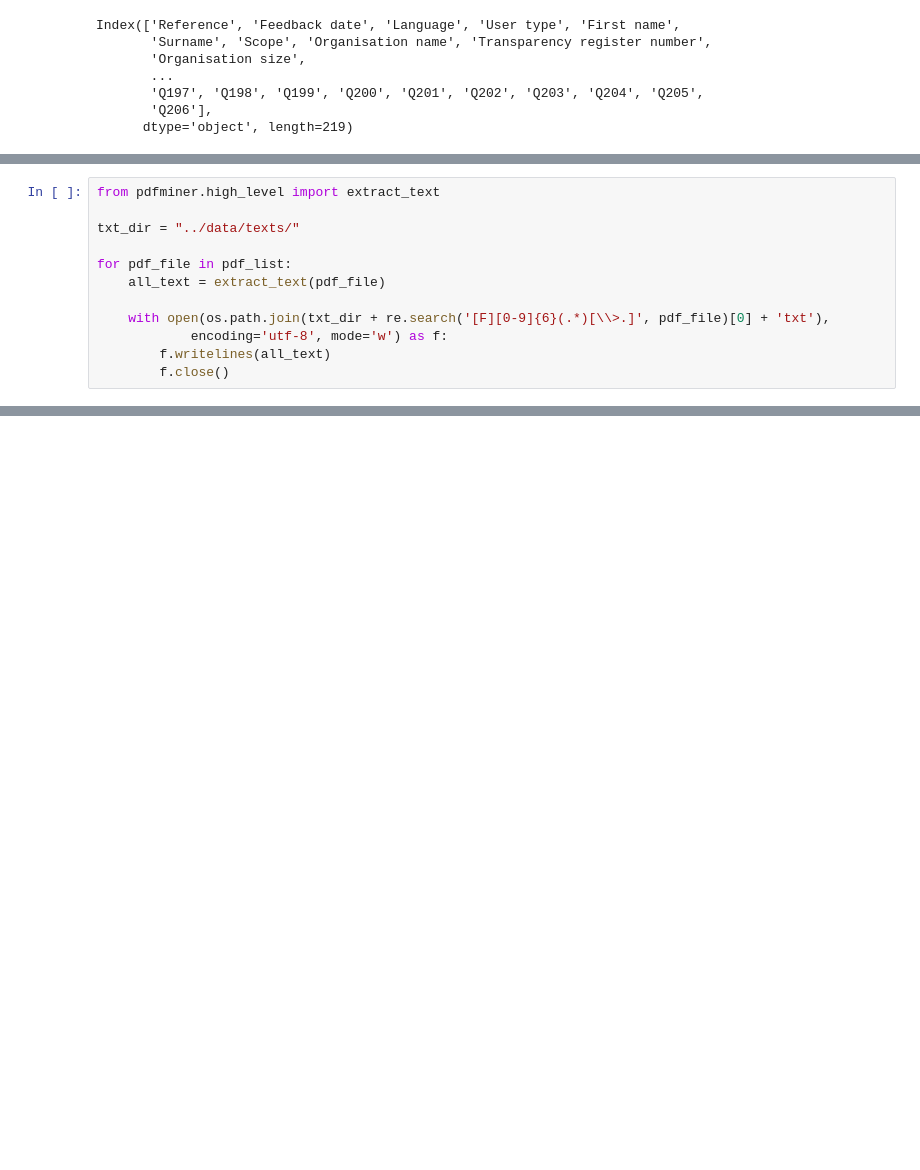
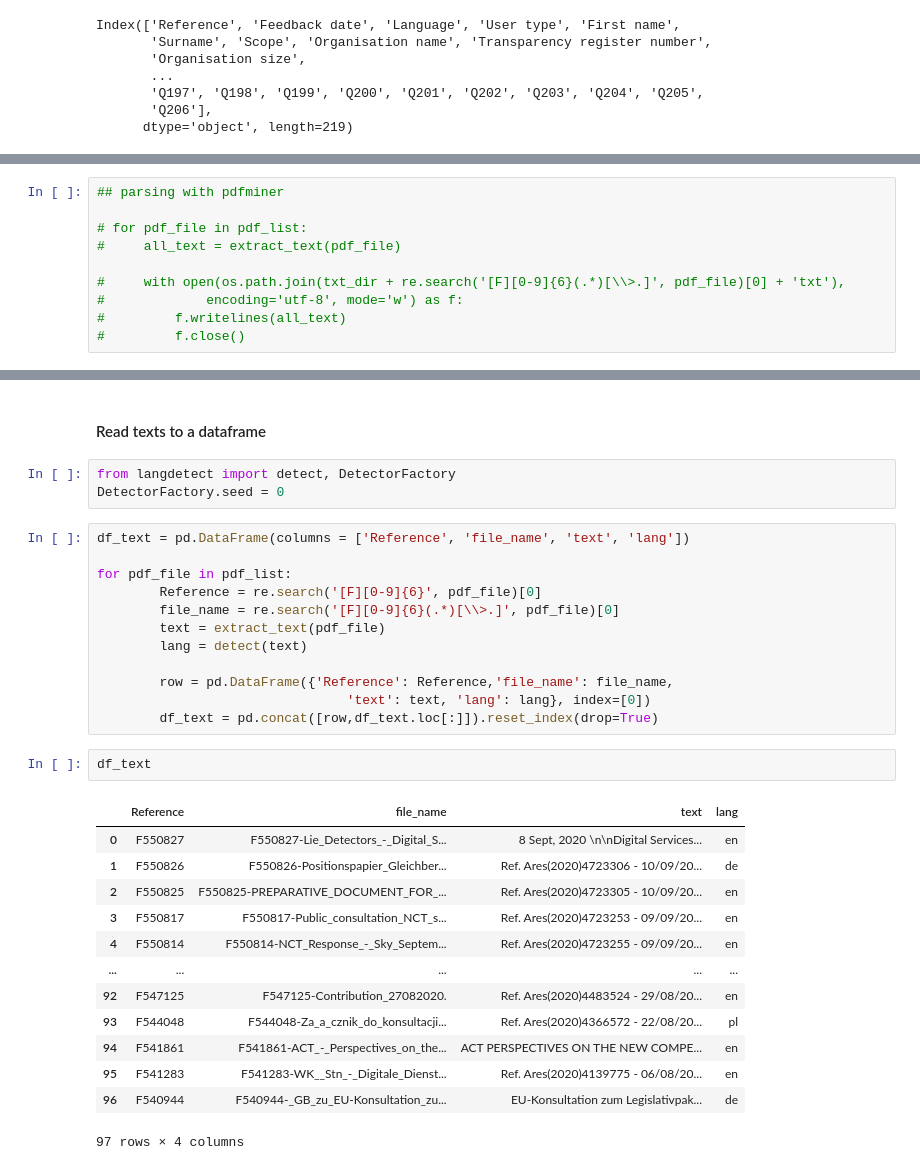
Before and after one commit to adellegia/watermelon, a Jupyter notebook: src/parsing.ipynb, the cells around one changed output, grey strips where cells are left out. Saved outputs shown, nothing was run; the diff lists cells and outputs as text; blank space fills up the shorter version.

```diff
--- a/src/parsing.ipynb
+++ b/src/parsing.ipynb
@@ -63,12 +200,10 @@ Saving extracted texts from pdf to a text file
 # %%
-from pdfminer.high_level import extract_text
+## parsing with pdfminer
 
-txt_dir = "../data/texts/"
+# for pdf_file in pdf_list:
+#     all_text = extract_text(pdf_file)
 
-for pdf_file in pdf_list:
-    all_text = extract_text(pdf_file)
-
-    with open(os.path.join(txt_dir + re.search('[F][0-9]{6}(.*)[\\>.]', pdf_file)[0] + 'txt'),
-            encoding='utf-8', mode='w') as f:
-        f.writelines(all_text)
-        f.close()
+#     with open(os.path.join(txt_dir + re.search('[F][0-9]{6}(.*)[\\>.]', pdf_file)[0] + 'txt'),
+#             encoding='utf-8', mode='w') as f:
+#         f.writelines(all_text)
+#         f.close()
@@ -96,3 +224,36 @@ re.search('[F][0-9]{6}(.*)[\\>.]', pdf_list[89])[0]
 #                     encoding='utf-8', mode='w') as f:
 #             f.writelines(all_text)
 #             f.close()
+# %% [markdown]
+#### Read texts to a dataframe
+# %%
+from langdetect import detect, DetectorFactory
+DetectorFactory.seed = 0
+# %%
+df_text = pd.DataFrame(columns = ['Reference', 'file_name', 'text', 'lang'])
+
+for pdf_file in pdf_list:
+        Reference = re.search('[F][0-9]{6}', pdf_file)[0]
+        file_name = re.search('[F][0-9]{6}(.*)[\\>.]', pdf_file)[0]
+        text = extract_text(pdf_file)
+        lang = detect(text)
+
+        row = pd.DataFrame({'Reference': Reference,'file_name': file_name,
+                                'text': text, 'lang': lang}, index=[0])
+        df_text = pd.concat([row,df_text.loc[:]]).reset_index(drop=True)
+# %%
+df_text
+# %% [output]
+|  | Reference | file_name | text | lang |
+| 0 | F550827 | F550827-Lie_Detectors_-_Digital_S... | 8 Sept, 2020 \n\nDigital Services... | en |
+| 1 | F550826 | F550826-Positionspapier_Gleichber... | Ref. Ares(2020)4723306 - 10/09/20... | de |
+| 2 | F550825 | F550825-PREPARATIVE_DOCUMENT_FOR_... | Ref. Ares(2020)4723305 - 10/09/20... | en |
+| 3 | F550817 | F550817-Public_consultation_NCT_s... | Ref. Ares(2020)4723253 - 09/09/20... | en |
+| 4 | F550814 | F550814-NCT_Response_-_Sky_Septem... | Ref. Ares(2020)4723255 - 09/09/20... | en |
+| ... | ... | ... | ... | ... |
+| 92 | F547125 | F547125-Contribution_27082020. | Ref. Ares(2020)4483524 - 29/08/20... | en |
+| 93 | F544048 | F544048-Za_a_cznik_do_konsultacji... | Ref. Ares(2020)4366572 - 22/08/20... | pl |
+| 94 | F541861 | F541861-ACT_-_Perspectives_on_the... | ACT PERSPECTIVES ON THE NEW COMPE... | en |
+| 95 | F541283 | F541283-WK__Stn_-_Digitale_Dienst... | Ref. Ares(2020)4139775 - 06/08/20... | en |
+| 96 | F540944 | F540944-_GB_zu_EU-Konsultation_zu... | EU-Konsultation zum Legislativpak... | de |
+97 rows × 4 columns
```
Also changed, not shown: parts of 41 cells of this notebook, 3 other files.
